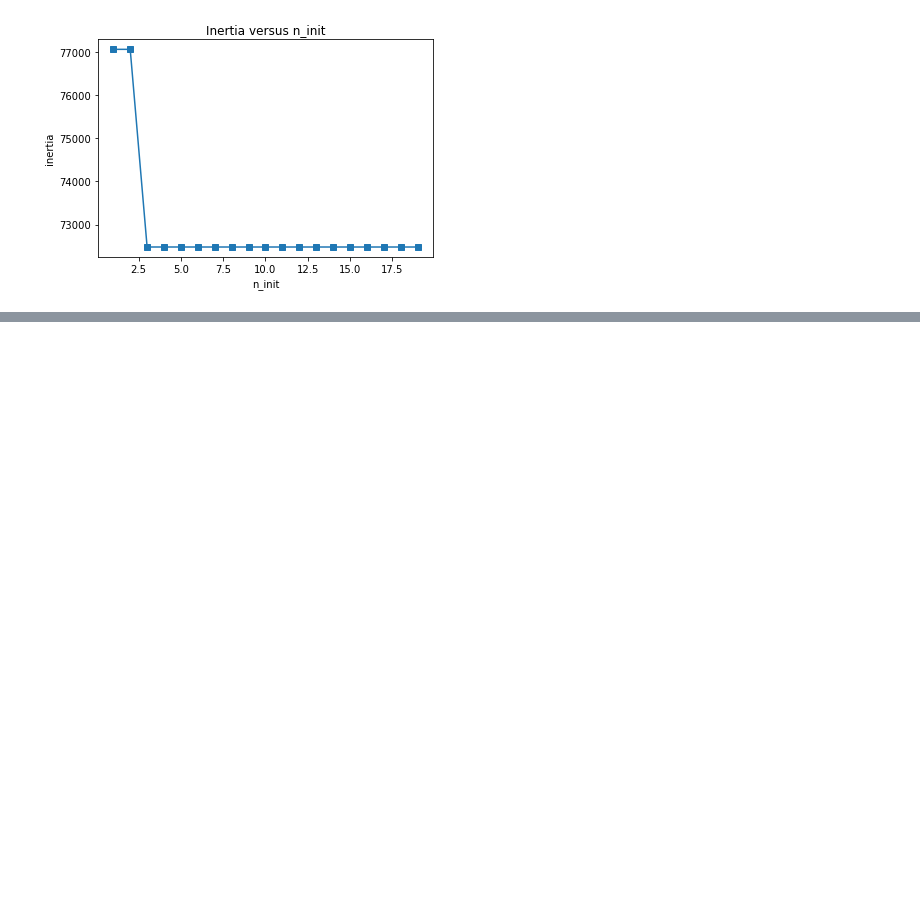
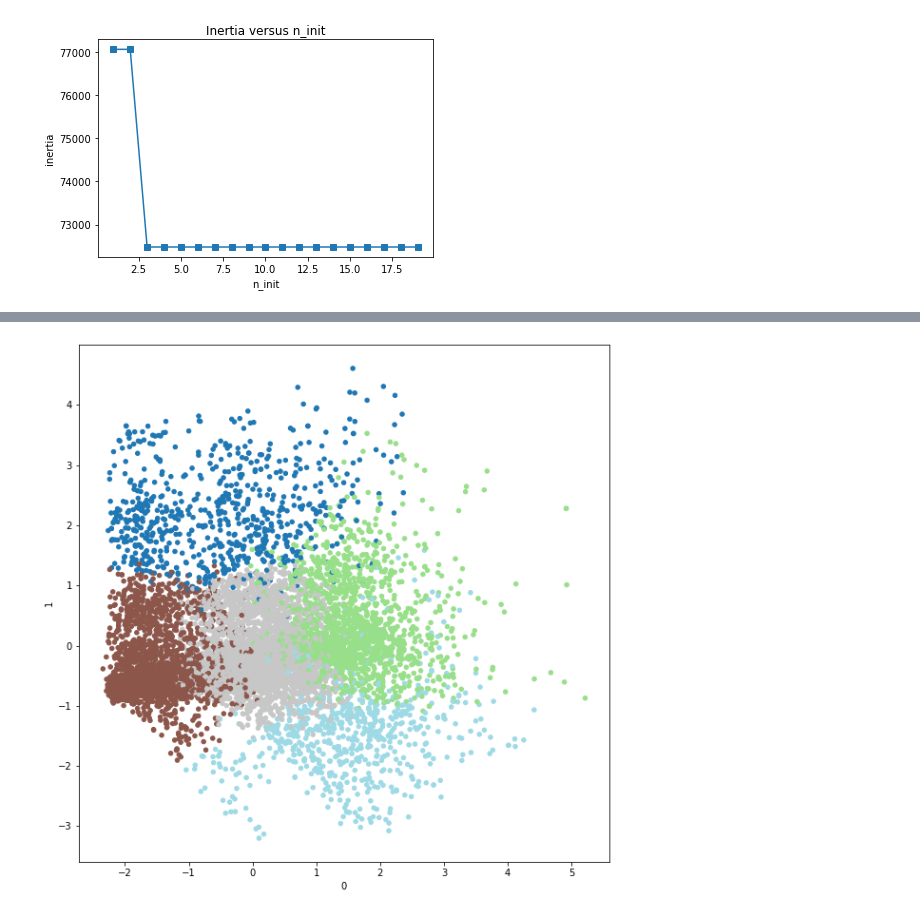
Before and after one commit to AaronHertner/m-ladms_honours, a Jupyter notebook: models/k_means.ipynb, the cells around one changed output, grey strips where cells are left out. Drawn from its saved outputs; the diff is of its cells as text; code cells hidden in the pictures; blank space fills up the shorter version.

```diff
--- a/models/k_means.ipynb
+++ b/models/k_means.ipynb
@@ -242,0 +286,11 @@ plt.show()
+# %%
+cmap = cm.get_cmap("tab20")
+
+fig, ax = plt.subplots(1, 1, figsize=(10, 10))
+
+plot_data = pd.DataFrame(np.c_[x_test, y_pred_p])
+plot_data.plot.scatter(x=0, y=1, c=5, cmap=cmap, colorbar=False, ax=ax)
+
+plt.show()
+# %% [output]
+[figure, added]
```
Also changed, not shown: parts of 9 cells of this notebook, 1 other file.
